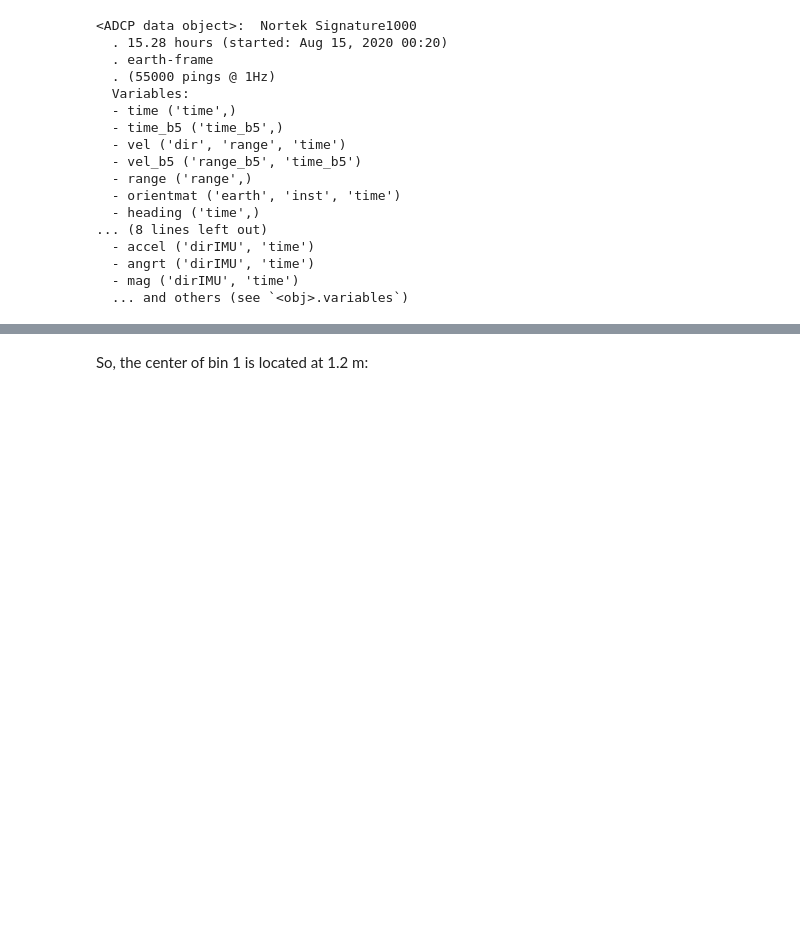
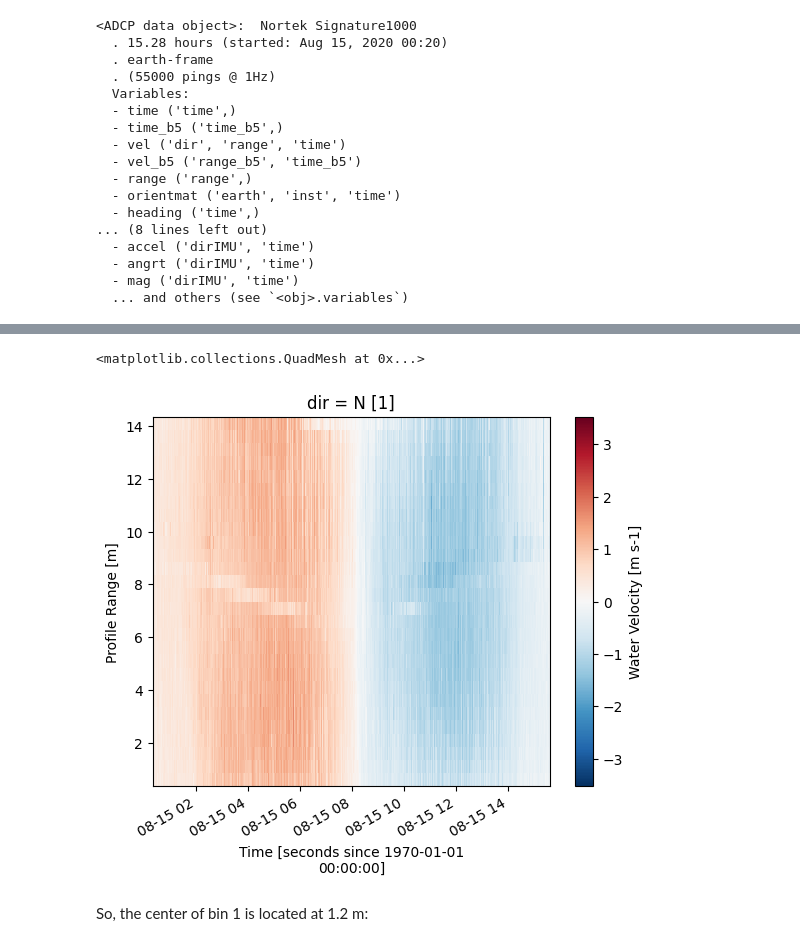
Before and after one commit to lkilcher/dolfyn, a Jupyter notebook: docs/ADCP_Example.ipynb, the cells around one changed output, grey strips where cells are left out. Cells and saved outputs as stored; diff of their text form; code cells hidden in the pictures; blank space fills up the shorter version.

```diff
--- a/docs/ADCP_Example.ipynb
+++ b/docs/ADCP_Example.ipynb
@@ -92,3 +116,8 @@ Note, if using a Teledyne RDI ADCP, TRDI's deployment software asks the user to
+# %%
+ds["vel"][1].plot()
+# %% [output]
+<matplotlib.collections.QuadMesh at 0x...>
+[figure, added]
 # %%
 # The ADCP transducers were measured to be 0.6 m from the feet of the lander
 api.clean.set_range_offset(ds, 0.6)
```
Also changed, not shown: parts of 63 cells of this notebook, 27 other files.
